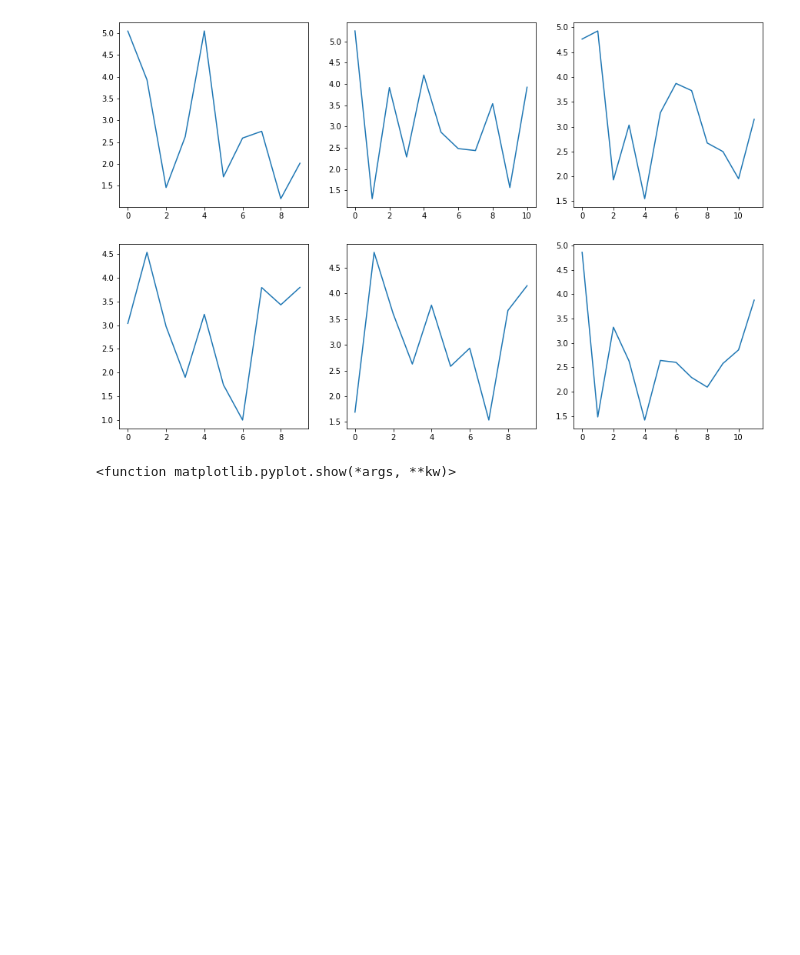
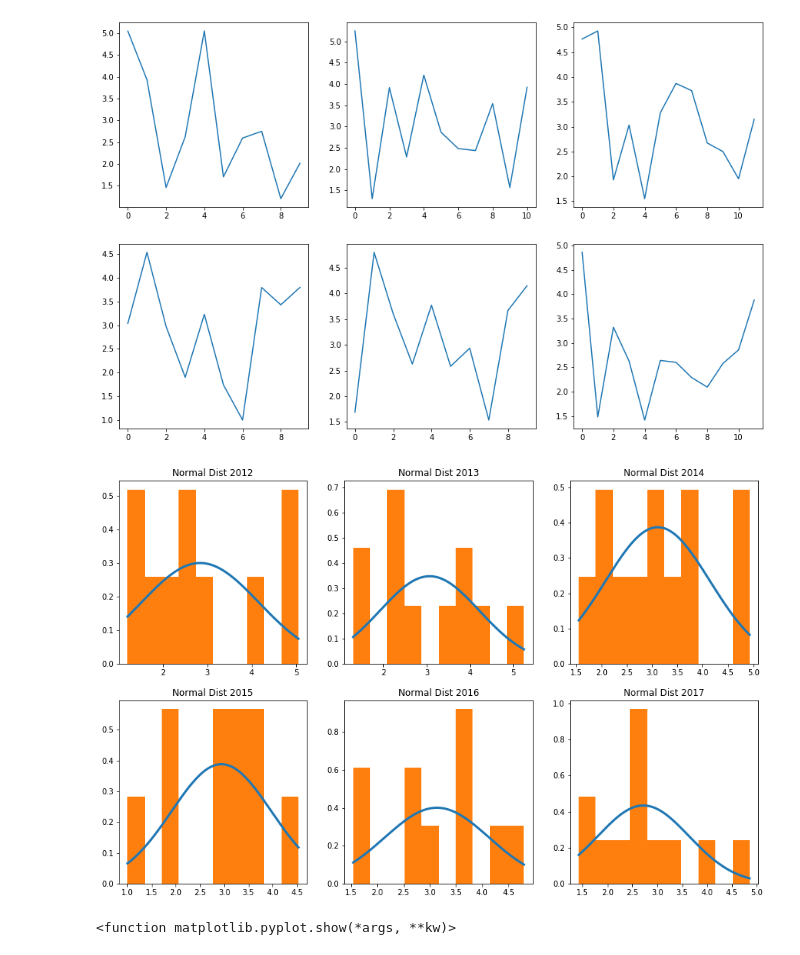
Before and after one commit to jake-garnier/COGS108Project, a Jupyter notebook: Molina_effect.ipynb, the cells around one changed output. Saved outputs shown, nothing was run; the diff lists cells and outputs as text; code cells hidden in the pictures; blank space fills up the shorter version.

```diff
--- a/Molina_effect.ipynb
+++ b/Molina_effect.ipynb
@@ -909,6 +909,64 @@ plt.plot(poop6)
 plt.show()
 # %% [output]
 [figure]
+# %%
+xs = np.arange(overall.min(), overall.max(),0.001)
+fit = norm.pdf(xs,np.mean(overall),np.std(overall))
+
+xs2 = np.arange(overall2.min(), overall2.max(),0.001)
+fit2 = norm.pdf(xs2,np.mean(overall2),np.std(overall2))
+
+xs3 = np.arange(overall3.min(), overall3.max(),0.001)
+fit3 = norm.pdf(xs3,np.mean(overall3),np.std(overall3))
+
+xs4 = np.arange(overall4.min(), overall4.max(),0.001)
+fit4 = norm.pdf(xs4,np.mean(overall4),np.std(overall4))
+
+xs5 = np.arange(overall5.min(), overall5.max(),0.001)
+fit5 = norm.pdf(xs5,np.mean(overall5),np.std(overall5))
+
+xs6 = np.arange(overall6.min(), overall6.max(),0.001)
+fit6 = norm.pdf(xs6,np.mean(overall6),np.std(overall6))
+
+plt.figure(figsize = (15,15))
+plt.subplot(331)
+plt.plot(xs, fit, label = 'Normal Dist', lw = 3)
+plt.hist(overall, density = True, label = 'Actual Data');
+plt.title('Normal Dist 2012')
+plt.legend;
+
+plt.subplot(332)
+plt.plot(xs2, fit2, label = 'Normal Dist', lw = 3)
+plt.hist(overall2, density = True, label = 'Actual Data');
+plt.title('Normal Dist 2013')
+plt.legend;
+
+plt.subplot(333)
+plt.plot(xs3, fit3, label = 'Normal Dist', lw = 3)
+plt.hist(overall3, density = True, label = 'Actual Data');
+plt.title('Normal Dist 2014')
+plt.legend;
+
+plt.subplot(334)
+plt.plot(xs4, fit4, label = 'Normal Dist', lw = 3)
+plt.hist(overall4, density = True, label = 'Actual Data');
+plt.title('Normal Dist 2015')
+plt.legend;
+
+plt.subplot(335)
+plt.plot(xs5, fit5, label = 'Normal Dist', lw = 3)
+plt.hist(overall5, density = True, label = 'Actual Data');
+plt.title('Normal Dist 2016')
+plt.legend;
+
+plt.subplot(336)
+plt.plot(xs6, fit6, label = 'Normal Dist', lw = 3)
+plt.hist(overall6, density = True, label = 'Actual Data');
+plt.title('Normal Dist 2017')
+plt.legend;
+plt.show()
+# %% [output]
+[figure, added]
 # %%
 plt.figure(figsize = (15,15))
 plt.plot(poop,label = "2012")
```
Also changed, not shown: parts of 2 cells of this notebook.
